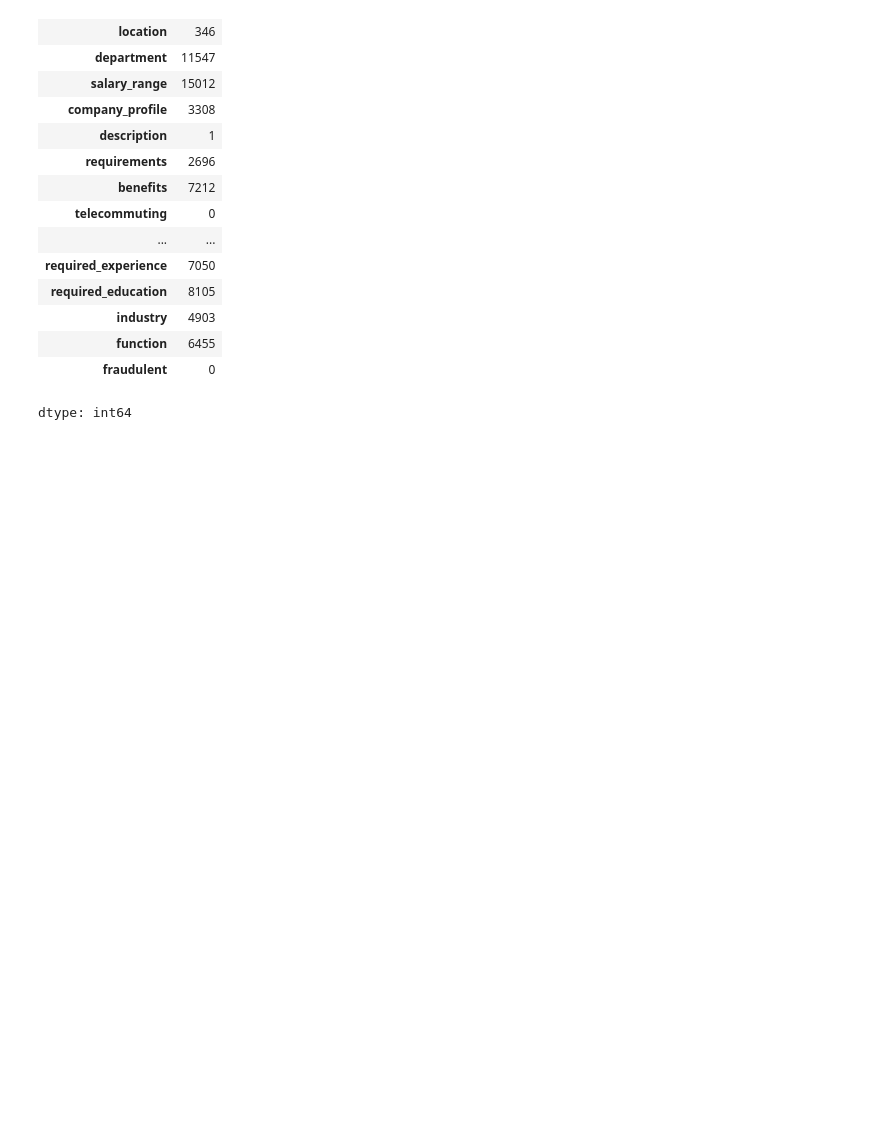
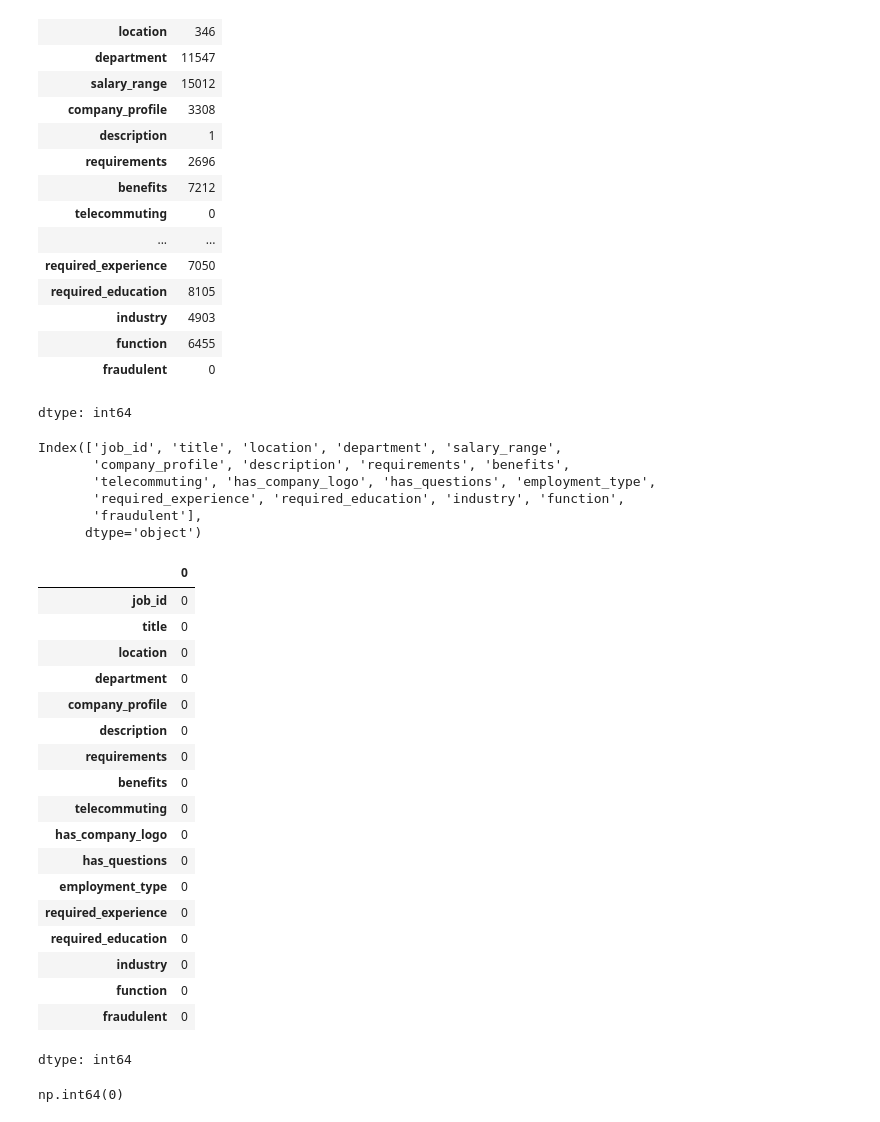
Before and after one commit to palakkhandelwal22/AI-Job-Scam-Detector, a Jupyter notebook: Dataset_Exploration.ipynb, the cells around one changed output. Drawn from its saved outputs; the diff is of its cells as text; code cells hidden in the pictures; blank space fills up the shorter version.

```diff
--- a/Dataset_Exploration.ipynb
+++ b/Dataset_Exploration.ipynb
@@ -119,3 +119,12 @@ data.isnull().sum()
 | function | 6455 |
 | fraudulent | 0 |
 dtype: int64
+# %%
+data.columns
+# %% [output]
+Index(['job_id', 'title', 'location', 'department', 'salary_range',
+       'company_profile', 'description', 'requirements', 'benefits',
+       'telecommuting', 'has_company_logo', 'has_questions', 'employment_type',
+       'required_experience', 'required_education', 'industry', 'function',
+       'fraudulent'],
+      dtype='object')
@@ -121,0 +151,26 @@ dtype: int64
+# %%
+data.isnull().sum()
+# %% [output]
+|  | 0 |
+| job_id | 0 |
+| title | 0 |
+| location | 0 |
+| department | 0 |
+| company_profile | 0 |
+| description | 0 |
+| requirements | 0 |
+| benefits | 0 |
+| telecommuting | 0 |
+| has_company_logo | 0 |
+| has_questions | 0 |
+| employment_type | 0 |
+| required_experience | 0 |
+| required_education | 0 |
+| industry | 0 |
+| function | 0 |
+| fraudulent | 0 |
+dtype: int64
+# %%
+data.duplicated().sum()
+# %% [output]
+np.int64(0)
```
Also changed, not shown: parts of 13 cells of this notebook.
